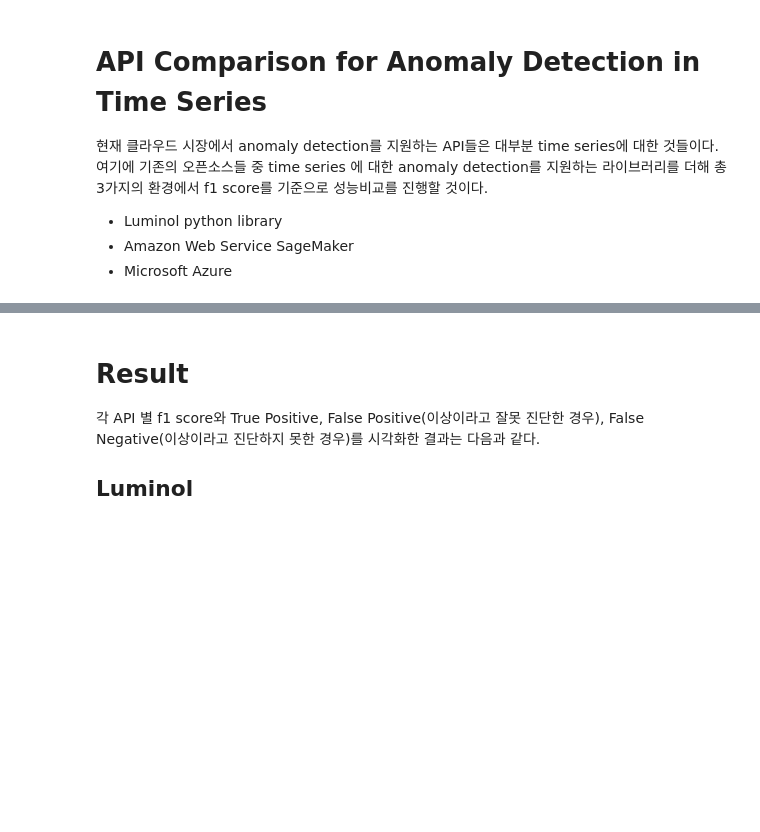
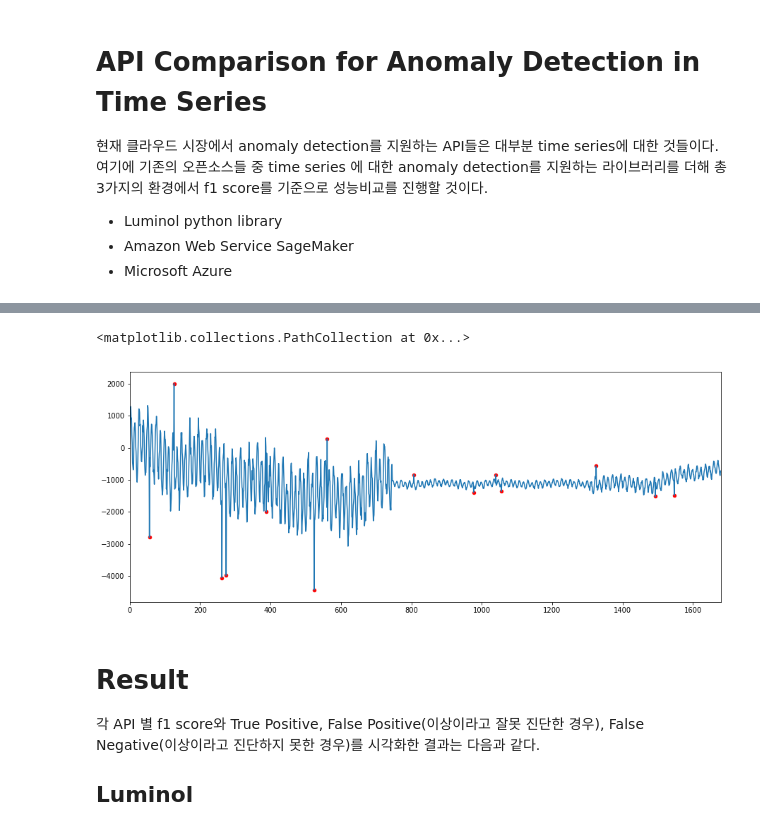
Before and after one commit to luvforsamoyed/AI-API-optimizer, a Jupyter notebook: overall_guide.ipynb, the cells around one changed output, grey strips where cells are left out. Drawn from its saved outputs; the diff is of its cells as text; code cells hidden in the pictures; blank space fills up the shorter version.

```diff
--- a/overall_guide.ipynb
+++ b/overall_guide.ipynb
@@ -137,3 +47,10 @@ ts = utils_.gen_time_idx(dtype = 'timestamp')
+# %%
+A4_['value'].plot(figsize=((15,6)))
+ano_a4 = A4_[A4_['anomaly'] == 1]
+plt.scatter(x=ano_a4.index, y=ano_a4['value'], c='red', s=20)
+# %% [output]
+<matplotlib.collections.PathCollection at 0x...>
+[figure, added]
 # %% [markdown]
 # Result
 각 API 별 f1 score와 True Positive, False Positive(이상이라고 잘못 진단한 경우), False Negative(이상이라고 진단하지 못한 경우)를 시각화한 결과는 다음과 같다.
```
Also changed, not shown: parts of 37 cells of this notebook, 3 other files.
